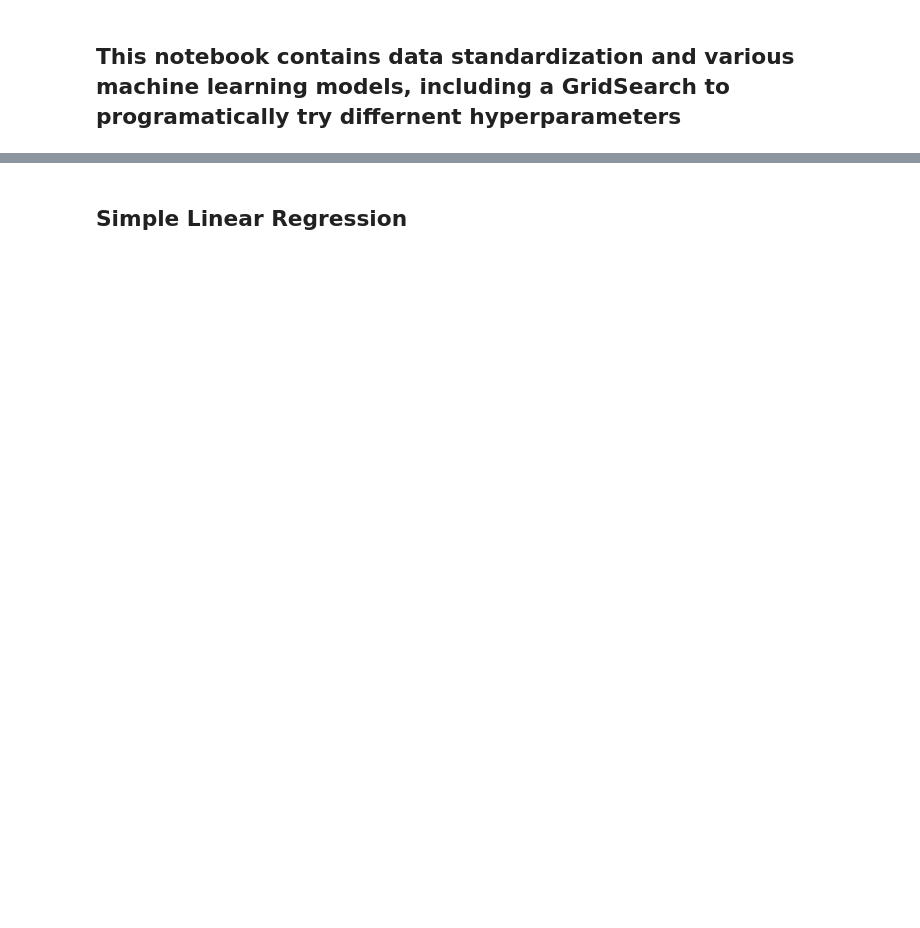
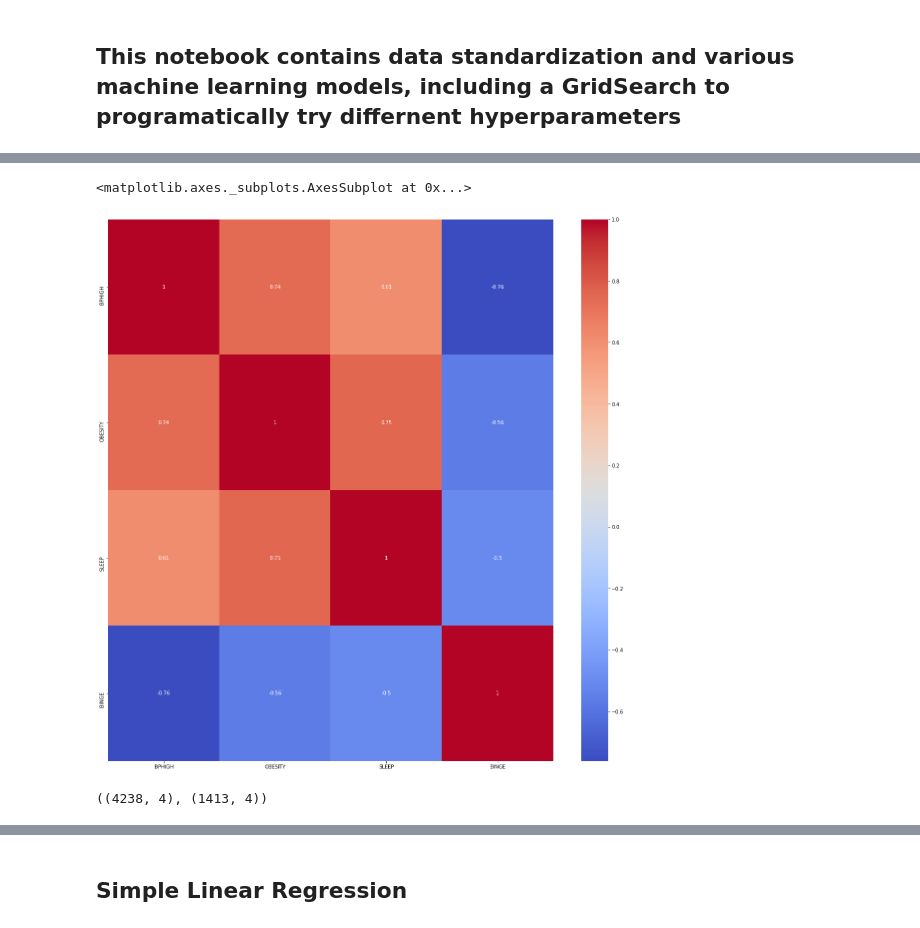
Before and after one commit to rylativity/health_and_income, a Jupyter notebook: Data_Standardization_And_Modeling.ipynb, the cells around one changed output, grey strips where cells are left out. Saved outputs shown, nothing was run; the diff lists cells and outputs as text; code cells hidden in the pictures; blank space fills up the shorter version.

```diff
--- a/Data_Standardization_And_Modeling.ipynb
+++ b/Data_Standardization_And_Modeling.ipynb
@@ -71,0 +88,3 @@ df.shape
+# %%
+#This will be our y value
+df["Median_Income_2017_norm"] = box_cox_transform_array
@@ -73,0 +112,8 @@ df.head()
+# %%
+feature_cols = [
+    "BPHIGH", "OBESITY", "SLEEP", "BINGE"
+]
+feat_w_target_cols = deepcopy(feature_cols)
+feat_w_target_cols.append("Median_Income_2017_norm")
+X = df[feature_cols].dropna(subset=feature_cols)
+y = df[feat_w_target_cols].dropna(subset=feature_cols)["Median_Income_2017_norm"]
@@ -78,3 +149,10 @@ sns.heatmap(df.corr(), annot = True, ax= ax, cmap="coolwarm")
+# %%
+fig, ax = plt.subplots(figsize = (20,20))
+sns.heatmap(X.corr(), annot = True, ax= ax, cmap="coolwarm")
+### looking at correlation between variables and per capita income
+# %% [output]
+<matplotlib.axes._subplots.AxesSubplot at 0x...>
+[figure, added]
 # %%
 from sklearn.ensemble import GradientBoostingRegressor, AdaBoostRegressor, RandomForestRegressor
 from xgboost import XGBRegressor
@@ -97,4 +166,8 @@ np.random.seed(10)
 X_train, X_test, y_train, y_test = train_test_split(X,y) #train test split
+# %%
+X_train.shape, X_test.shape
+# %% [output]
+((4238, 4), (1413, 4))
 # %%
 ss = StandardScaler()
 ss.fit(X_train)
```
Also changed, not shown: parts of 33 cells of this notebook.
